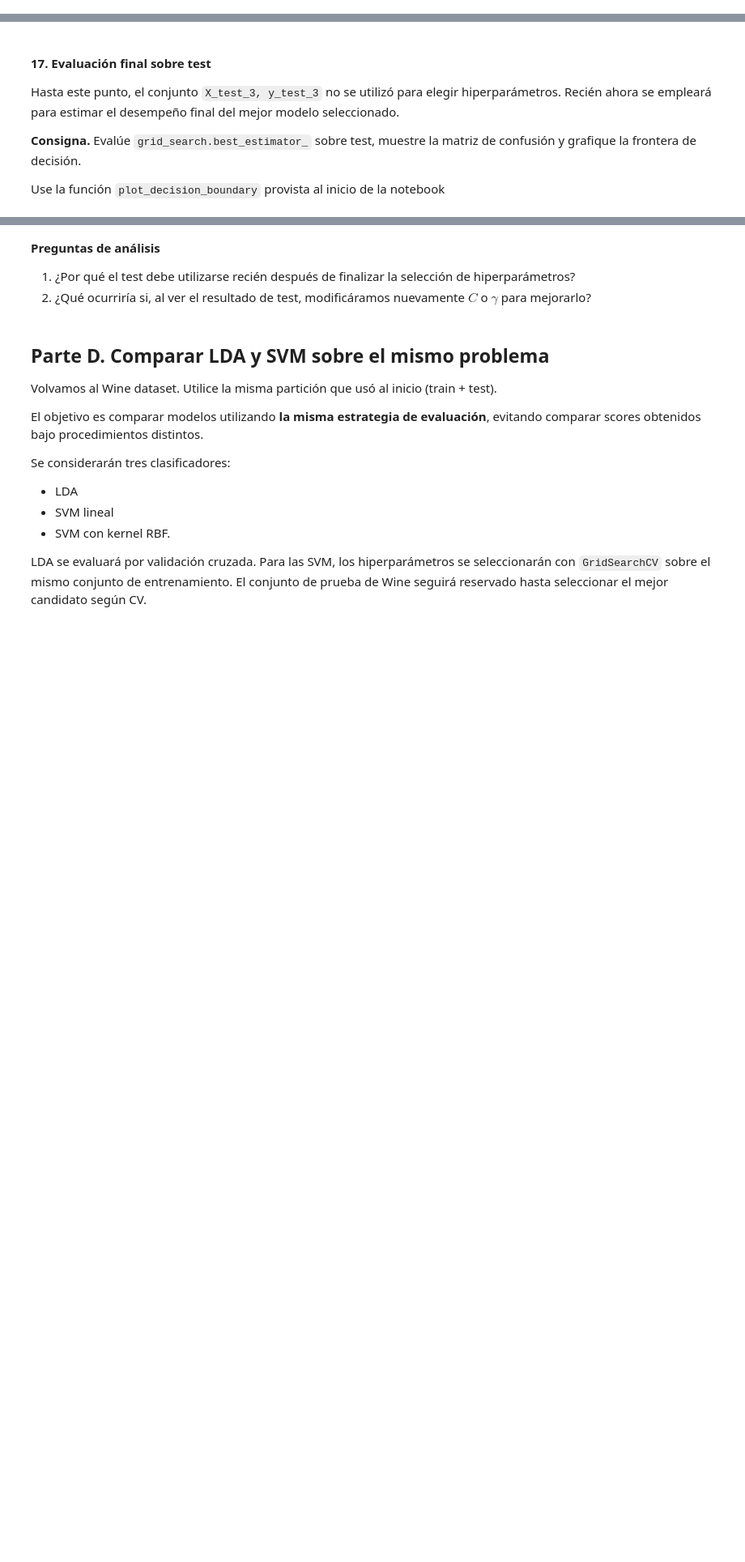
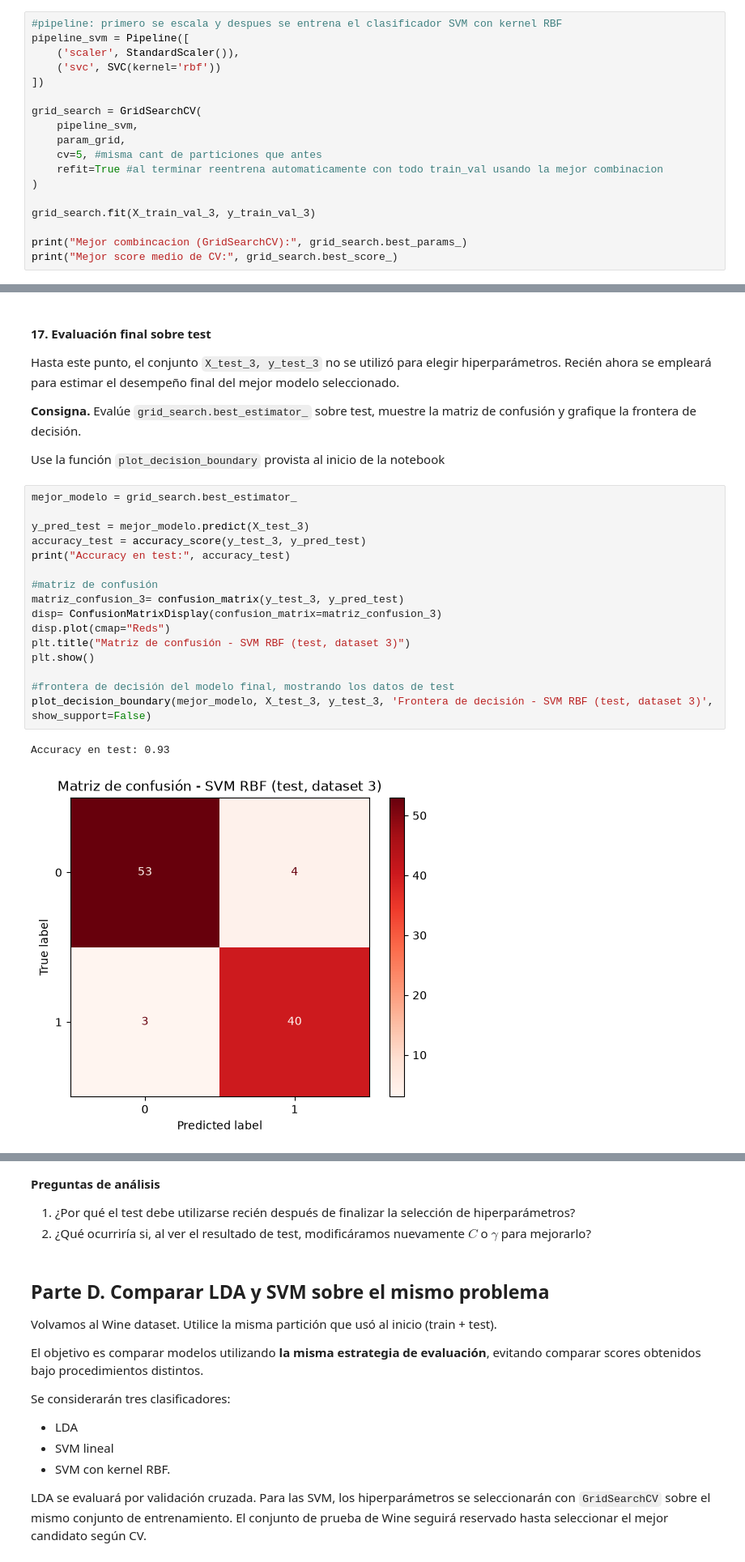
Before and after one commit to LuciaSaravia/Aprendizaje-Automatico, a Jupyter notebook: Actividad6_Clasificacion_LDA_SVM_grupo_5.ipynb, the cells around one changed output, grey strips where cells are left out. Shown at 81% size. Cells and saved outputs as stored; diff of their text form; blank space fills up the shorter version.

```diff
--- a/Actividad6_Clasificacion_LDA_SVM_grupo_5.ipynb
+++ b/Actividad6_Clasificacion_LDA_SVM_grupo_5.ipynb
@@ -749,3 +847,21 @@ param_grid = {
     'svc__C': valores_C,
     'svc__gamma': valores_gamma,
 }
+# %%
+#pipeline: primero se escala y despues se entrena el clasificador SVM con kernel RBF
+pipeline_svm = Pipeline([
+    ('scaler', StandardScaler()),
+    ('svc', SVC(kernel='rbf'))
+])
+
+grid_search = GridSearchCV(
+    pipeline_svm,
+    param_grid,
+    cv=5, #misma cant de particiones que antes
+    refit=True #al terminar reentrena automaticamente con todo train_val usando la mejor combinacion
+)
+
+grid_search.fit(X_train_val_3, y_train_val_3)
+
+print("Mejor combincacion (GridSearchCV):", grid_search.best_params_)
+print("Mejor score medio de CV:", grid_search.best_score_)
@@ -757,3 +878,22 @@ Hasta este punto, el conjunto `X_test_3, y_test_3` no se utilizó para elegir hi
 **Consigna.** Evalúe `grid_search.best_estimator_` sobre test, muestre la matriz de confusión y grafique la frontera de decisión.
 
 Use la función `plot_decision_boundary` provista al inicio de la notebook
+# %%
+mejor_modelo = grid_search.best_estimator_
+
+y_pred_test = mejor_modelo.predict(X_test_3)
+accuracy_test = accuracy_score(y_test_3, y_pred_test)
+print("Accuracy en test:", accuracy_test)
+
+#matriz de confusión
+matriz_confusion_3= confusion_matrix(y_test_3, y_pred_test)
+disp= ConfusionMatrixDisplay(confusion_matrix=matriz_confusion_3)
+disp.plot(cmap="Reds")
+plt.title("Matriz de confusión - SVM RBF (test, dataset 3)")
+plt.show()
+
+#frontera de decisión del modelo final, mostrando los datos de test
+plot_decision_boundary(mejor_modelo, X_test_3, y_test_3, 'Frontera de decisión - SVM RBF (test, dataset 3)', show_support=False)
+# %% [output]
+Accuracy en test: 0.93
+[figure, added]
```
Also changed, not shown: parts of 25 cells of this notebook.
